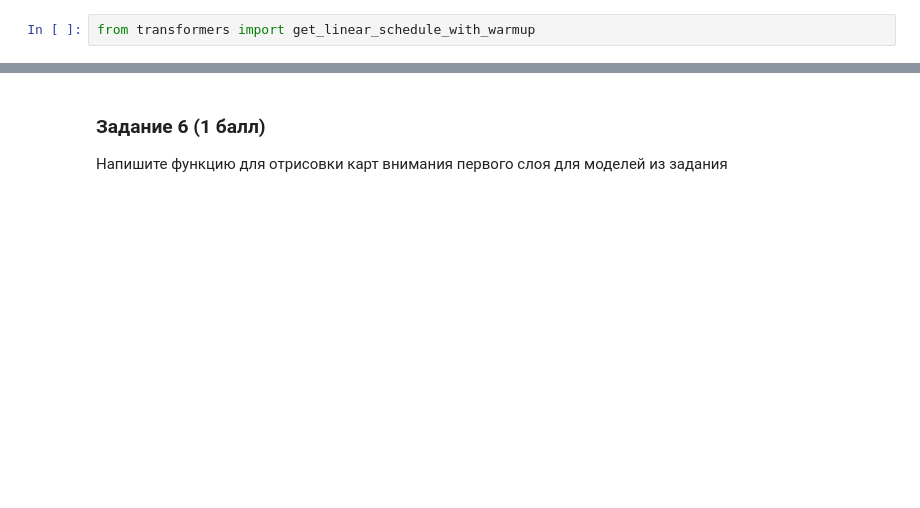
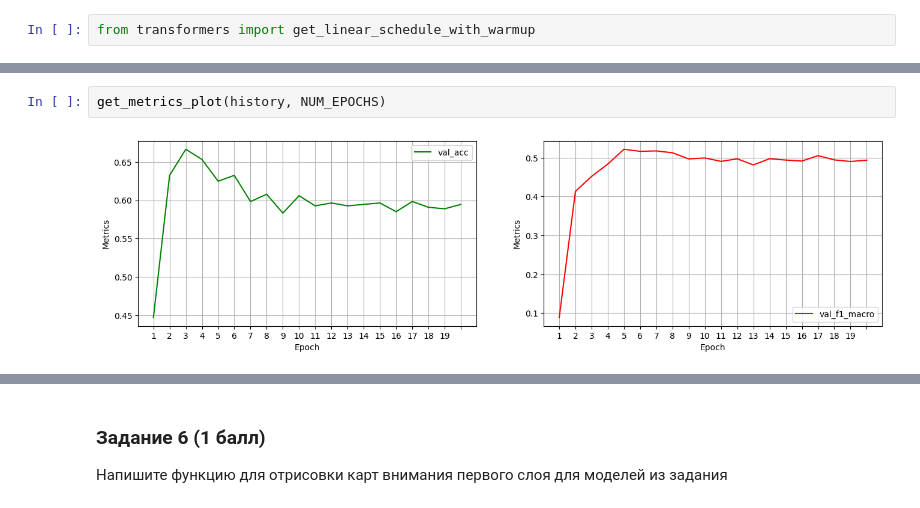
Before and after one commit to nikchernikkem/DLS-NLP-Course, a Jupyter notebook: 6 Fine Tuning BERT/[homework]Attention_and_transformers.ipynb, the cells around one changed output, grey strips where cells are left out. Drawn from its saved outputs; the diff is of its cells as text; blank space fills up the shorter version.

```diff
--- a/6 Fine Tuning BERT/[homework]Attention_and_transformers.ipynb
+++ b/6 Fine Tuning BERT/[homework]Attention_and_transformers.ipynb
@@ -637,0 +583,4 @@ cm = confusion_matrix(y_true, y_pred)
+# %%
+get_metrics_plot(history, NUM_EPOCHS)
+# %% [output]
+[figure, added]
```
Also changed, not shown: parts of 61 cells of this notebook, 1 other file.
